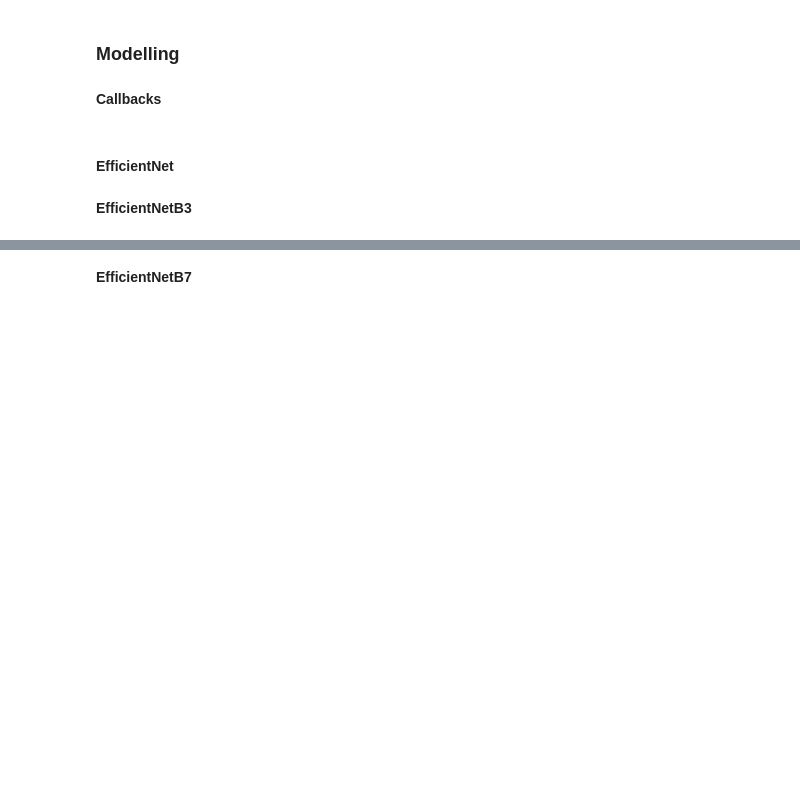
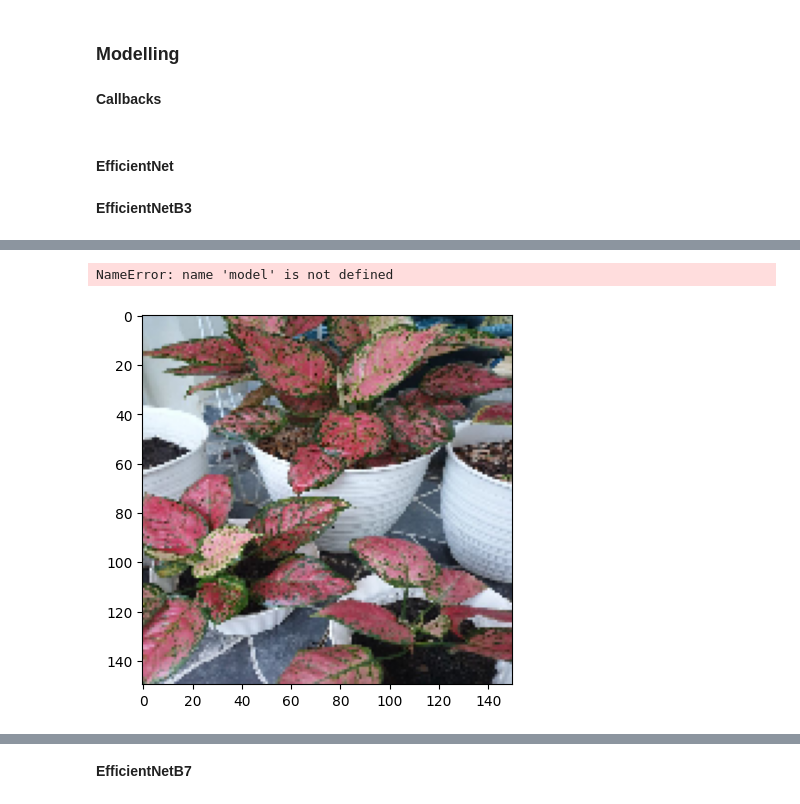
Before and after one commit to ornaman-dev/Bangkit-MachineLearning, a Jupyter notebook: main.ipynb, the cells around one changed output, grey strips where cells are left out. Saved outputs shown, nothing was run; the diff lists cells and outputs as text; code cells hidden in the pictures; blank space fills up the shorter version.

```diff
--- a/main.ipynb
+++ b/main.ipynb
@@ -268,3 +250,22 @@ Test accuracy : 0.89
+# %%
+import keras.utils as image
+import matplotlib.pyplot as plt
+import numpy as np
+
+img_path = r"C:\Users\ASIH HANDAYANI\Downloads\WhatsApp Image 2023-05-21 at 22.02.06.jpeg"
+
+img = image.load_img(img_path, target_size=(150,150))
+imgplot = plt.imshow(img)
+x = image.img_to_array(img)
+x = x/255.0
+x = np.expand_dims(x, axis=0)
+images = np.vstack([x])
+
+classes = model.predict(images, batch_size=10,verbose=0)
+print(f'Hasil Prediksi: {class_names[np.argmax(classes)]}')
+# %% [output]
+NameError: name 'model' is not defined
+[figure, added]
 # %%
 fig = plt.figure(figsize=(22,8), dpi=150)
 
```
Also changed, not shown: parts of 7 cells of this notebook, 1 other file.
